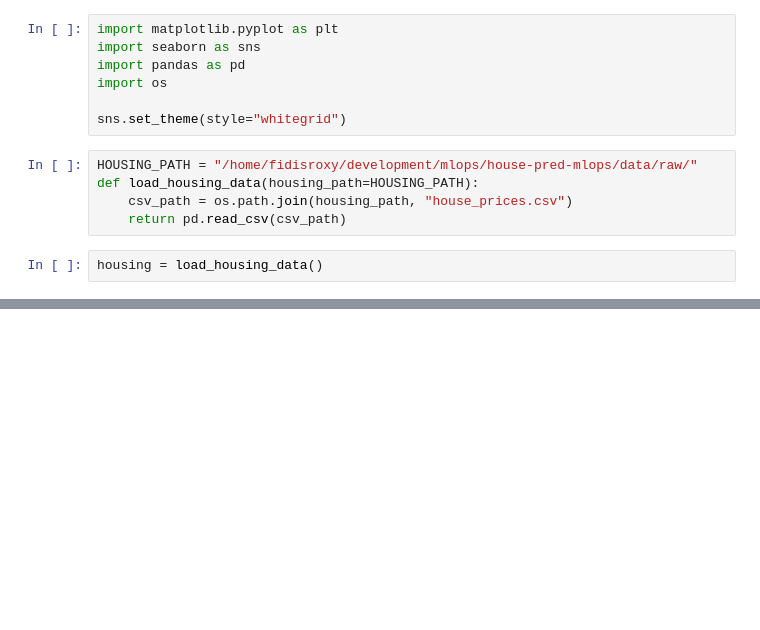
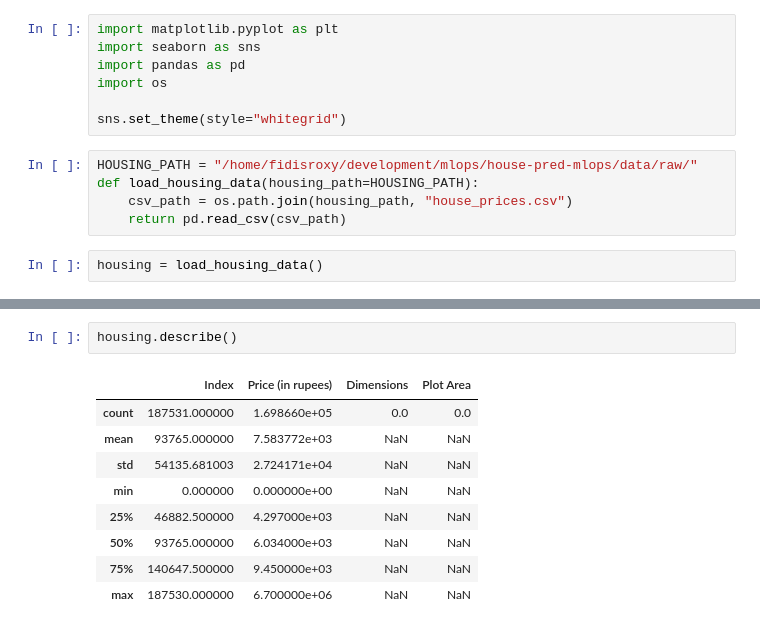
Before and after one commit to Damilaresanni/house-pred-mlops, a Jupyter notebook: notebooks/01_data_engineering.ipynb, the cells around one changed output, grey strips where cells are left out. Drawn from its saved outputs; the diff is of its cells as text; blank space fills up the shorter version.

```diff
--- a/notebooks/01_data_engineering.ipynb
+++ b/notebooks/01_data_engineering.ipynb
@@ -24,0 +39,12 @@ housing.head(5)
+# %%
+housing.describe()
+# %% [output]
+|  | Index | Price (in rupees) | Dimensions | Plot Area |
+| count | 187531.000000 | 1.698660e+05 | 0.0 | 0.0 |
+| mean | 93765.000000 | 7.583772e+03 | NaN | NaN |
+| std | 54135.681003 | 2.724171e+04 | NaN | NaN |
+| min | 0.000000 | 0.000000e+00 | NaN | NaN |
+| 25% | 46882.500000 | 4.297000e+03 | NaN | NaN |
+| 50% | 93765.000000 | 6.034000e+03 | NaN | NaN |
+| 75% | 140647.500000 | 9.450000e+03 | NaN | NaN |
+| max | 187530.000000 | 6.700000e+06 | NaN | NaN |
```
Also changed, not shown: parts of 6 cells of this notebook.
